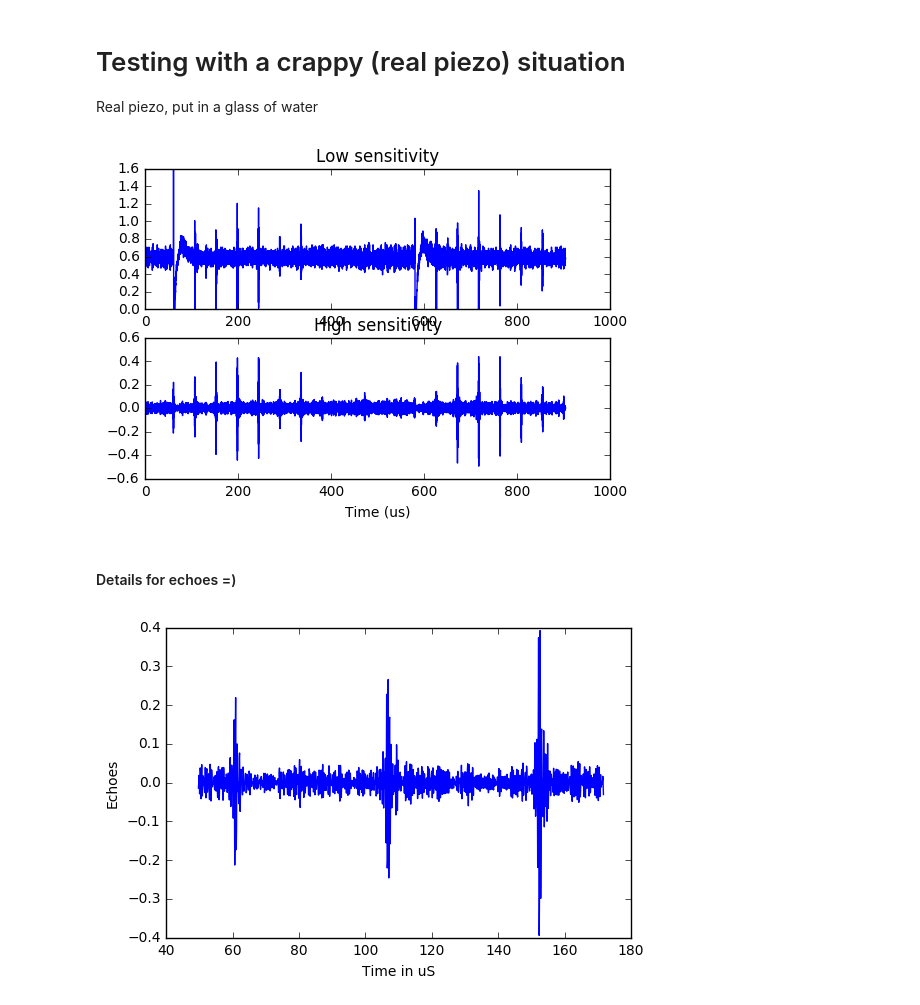
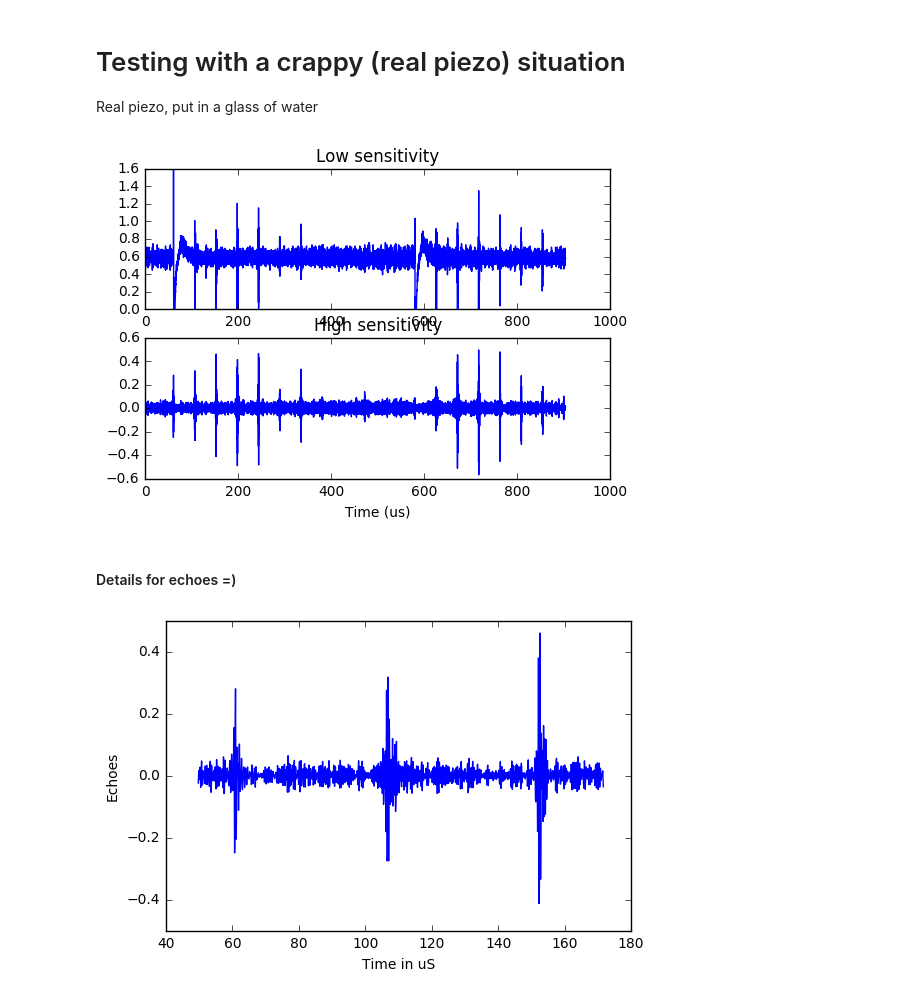
Before and after one commit to kelu124/bomanz, a Jupyter notebook: ADC08200/20170430-ADC08200-FirstAcqs.ipynb, the cells around one changed output. Saved outputs shown, nothing was run; the diff lists cells and outputs as text; code cells hidden in the pictures.

```diff
--- a/ADC08200/20170430-ADC08200-FirstAcqs.ipynb
+++ b/ADC08200/20170430-ADC08200-FirstAcqs.ipynb
@@ -58,33 +60,33 @@ Real piezo, put in a glass of water
 # %%
 Res, t, N = CreateSeries("10MHz/10MHz_tasse_smartmaterials.csv",1000.0)
 RefT = 50*10
 
 # FFT
 FFT = np.fft.fft(Res)
 FFT[0]=0
 Freqs = [1000.0 * x /N for x in range(5000)]
 Sorted = range(10000)
 for k in range(5000):
-    if ((k < 2500) and (k > 1500)):
+    if ((k < 2600) and (k > 1400)):
         Sorted[k] = FFT[k]
         Sorted[9999-k] = FFT[9999-k]
     else:
         Sorted[k] = 0
         Sorted[9999-k] = 0
 # We rebuild the signal
 Rebuilt = np.fft.ifft(Sorted)
 
 # Plotting
 f, (ax1, ax2) = plt.subplots(2, 1)
 ax1.plot(t,Res)
 ax1.set_title('Low sensitivity')
 plt.xlabel("Time (us)")
 ax2.plot(t, Rebuilt)
 ax2.set_title('High sensitivity')
 plt.xlabel("Time (us)")
 plt.show()
 # %% [output]
-[figure, old version]
+[figure, new version]
 # %% [markdown]
 #### Details for echoes =)
 # %%
@@ -93,4 +95,4 @@ plt.ylabel('Echoes')
 plt.xlabel("Time in uS")
 plt.show()
 # %% [output]
-[figure, old version]
+[figure, new version]
```
Also changed, not shown: parts of 1 cell of this notebook, 12 other files.
